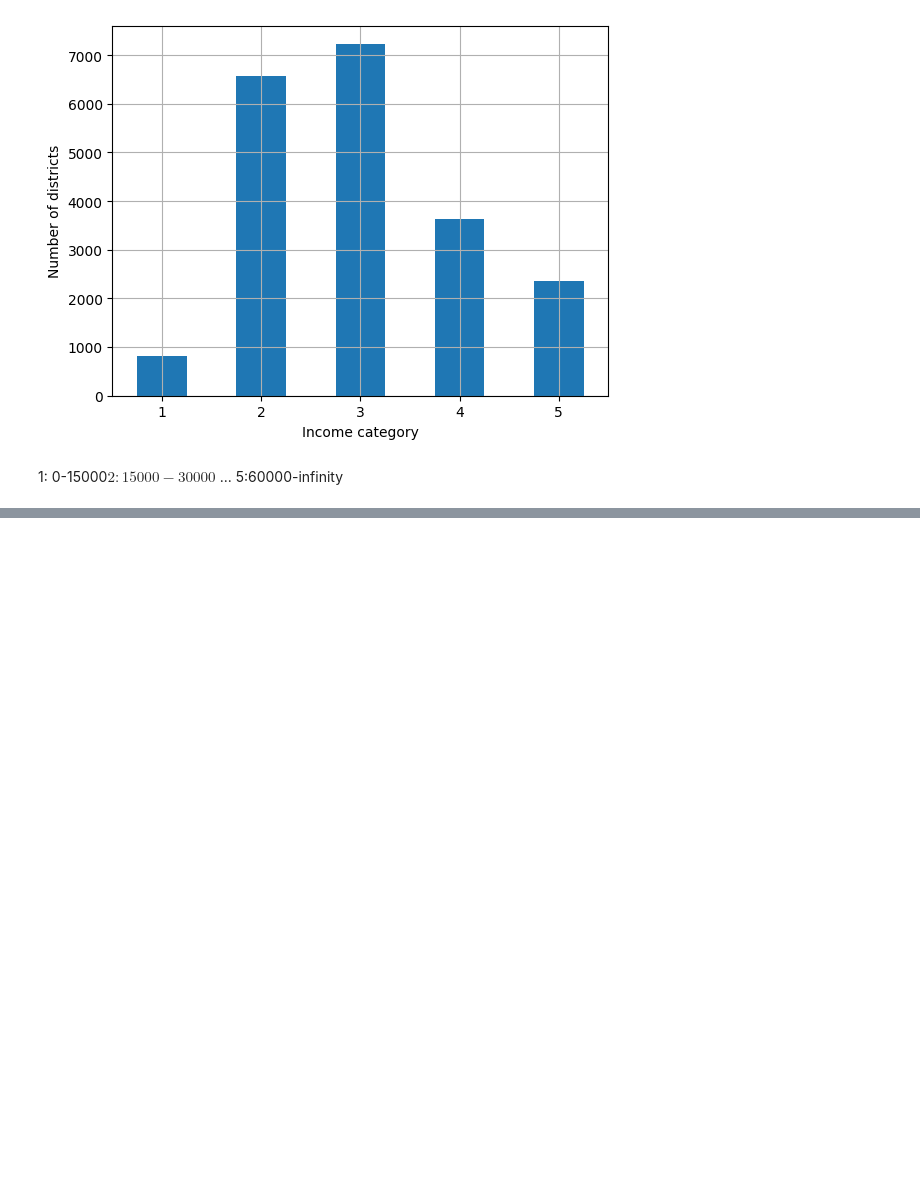
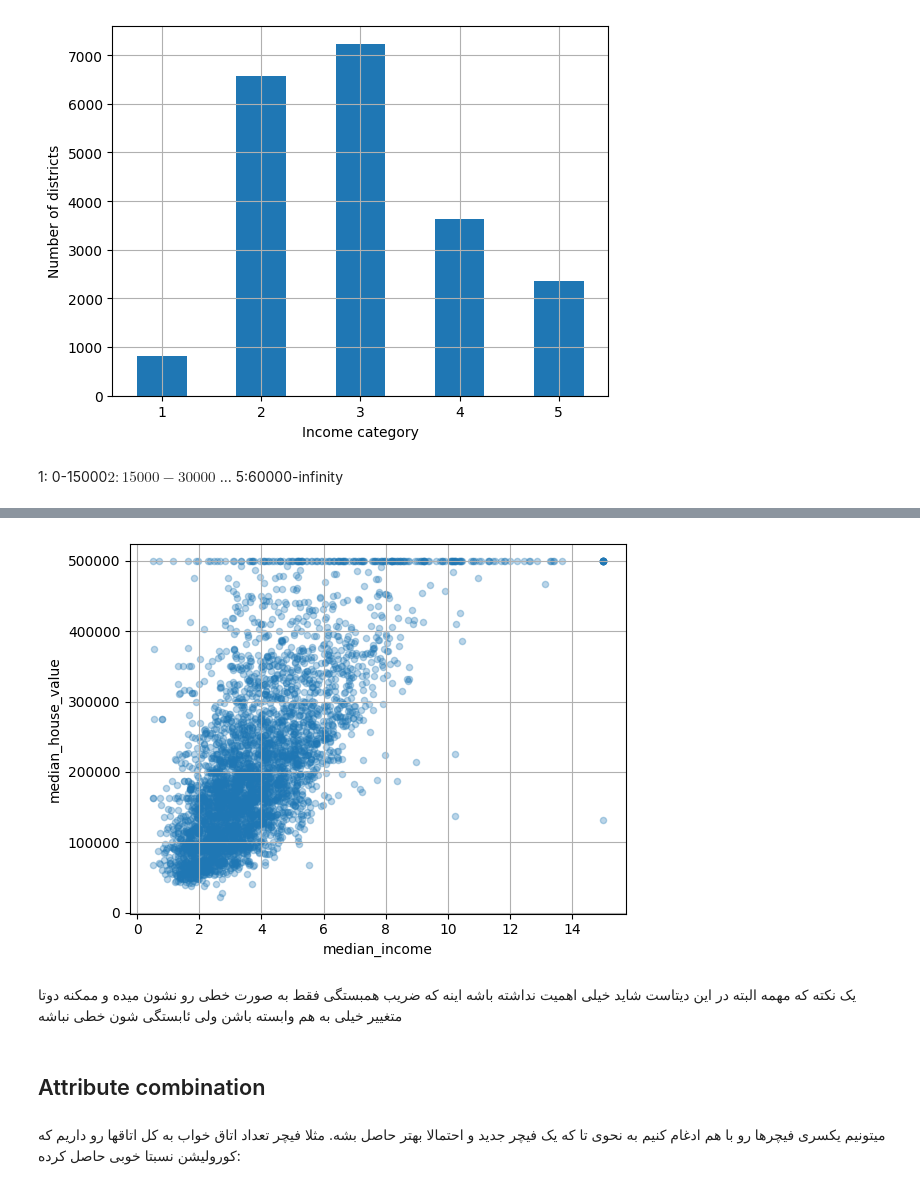
Before and after one commit to Hossein97Py/Handson-ML, a Jupyter notebook: Notebook #1.ipynb, the cells around one changed output, grey strips where cells are left out. Saved outputs shown, nothing was run; the diff lists cells and outputs as text; code cells hidden in the pictures; blank space fills up the shorter version.

```diff
--- a/Notebook #1.ipynb
+++ b/Notebook #1.ipynb
@@ -134,0 +183,12 @@ plt.show()
+# %%
+housing.plot(kind="scatter", x="median_income", y="median_house_value",
+    alpha=0.3, grid=True) # آلفا باعث میشه تجمع دیتا در یک بخش خوب دیده بشه یعنی پررنگ تر دیده بشه
+plt.show()
+# %% [output]
+[figure, added]
+# %% [markdown]
+یک نکته که مهمه البته در این دیتاست شاید خیلی اهمیت نداشته باشه اینه که ضریب همبستگی فقط به صورت خطی رو نشون میده و ممکنه دوتا متغییر خیلی به هم وابسته باشن ولی ئابستگی شون خطی نباشه
+# %% [markdown]
+## Attribute combination
+# %% [markdown]
+میتونیم یکسری فیچرها رو با هم ادغام کنیم به نحوی تا که یک فیچر جدید و احتمالا بهتر حاصل بشه. مثلا فیچر تعداد اتاق خواب به کل اتاقها رو داریم که کورولیشن نسبتا خوبی حاصل کرده:
```
Also changed, not shown: parts of 14 cells of this notebook.
